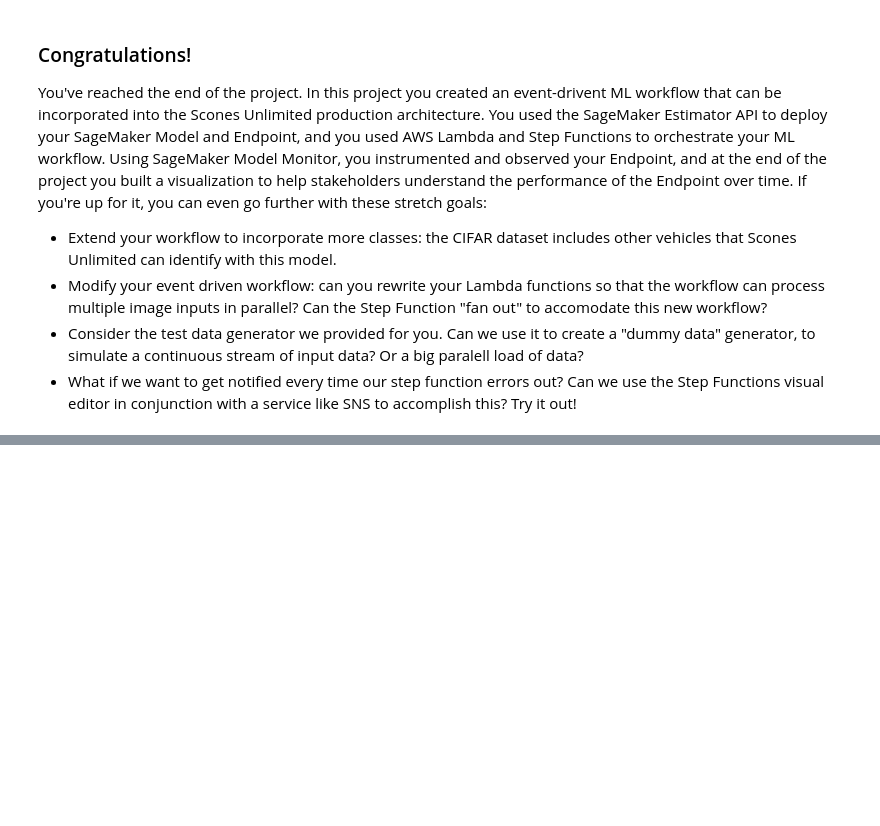
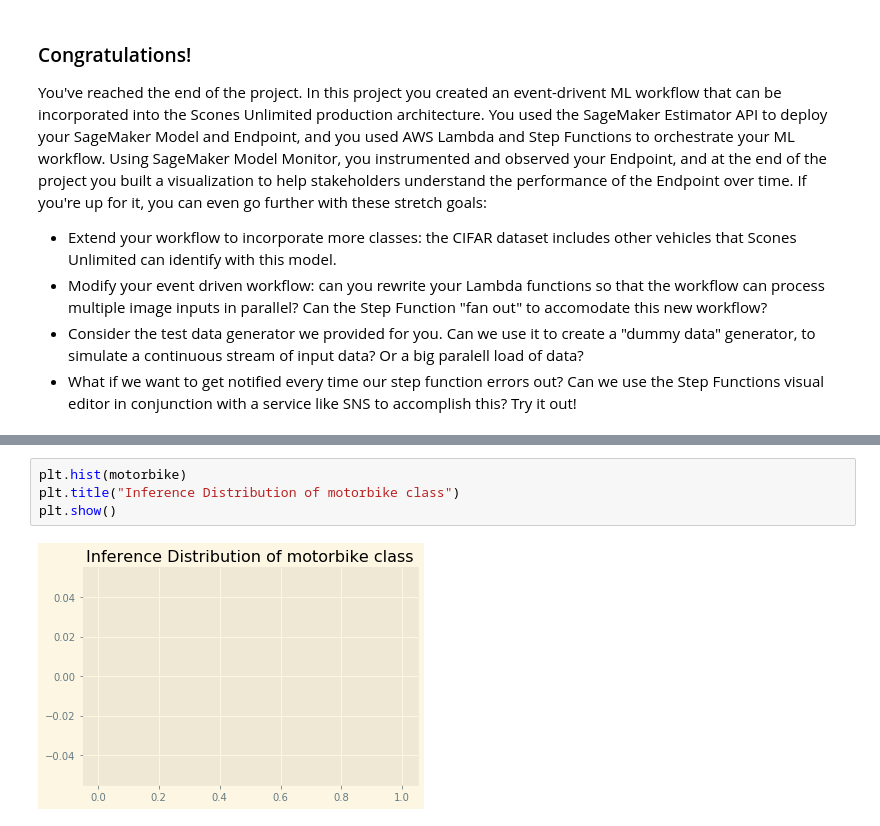
Before and after one commit to dhana2552/scones-unlimited, a Jupyter notebook: starter.ipynb, the cells around one changed output, grey strips where cells are left out. Drawn from its saved outputs; the diff is of its cells as text; blank space fills up the shorter version.

```diff
--- a/starter.ipynb
+++ b/starter.ipynb
@@ -800,0 +781,6 @@ Missed to get the inference list from 1st execution and so executed whole notebo
+# %%
+plt.hist(motorbike)
+plt.title("Inference Distribution of motorbike class")
+plt.show()
+# %% [output]
+[figure, added]
```
Also changed, not shown: parts of 23 cells of this notebook, 4 other files.
